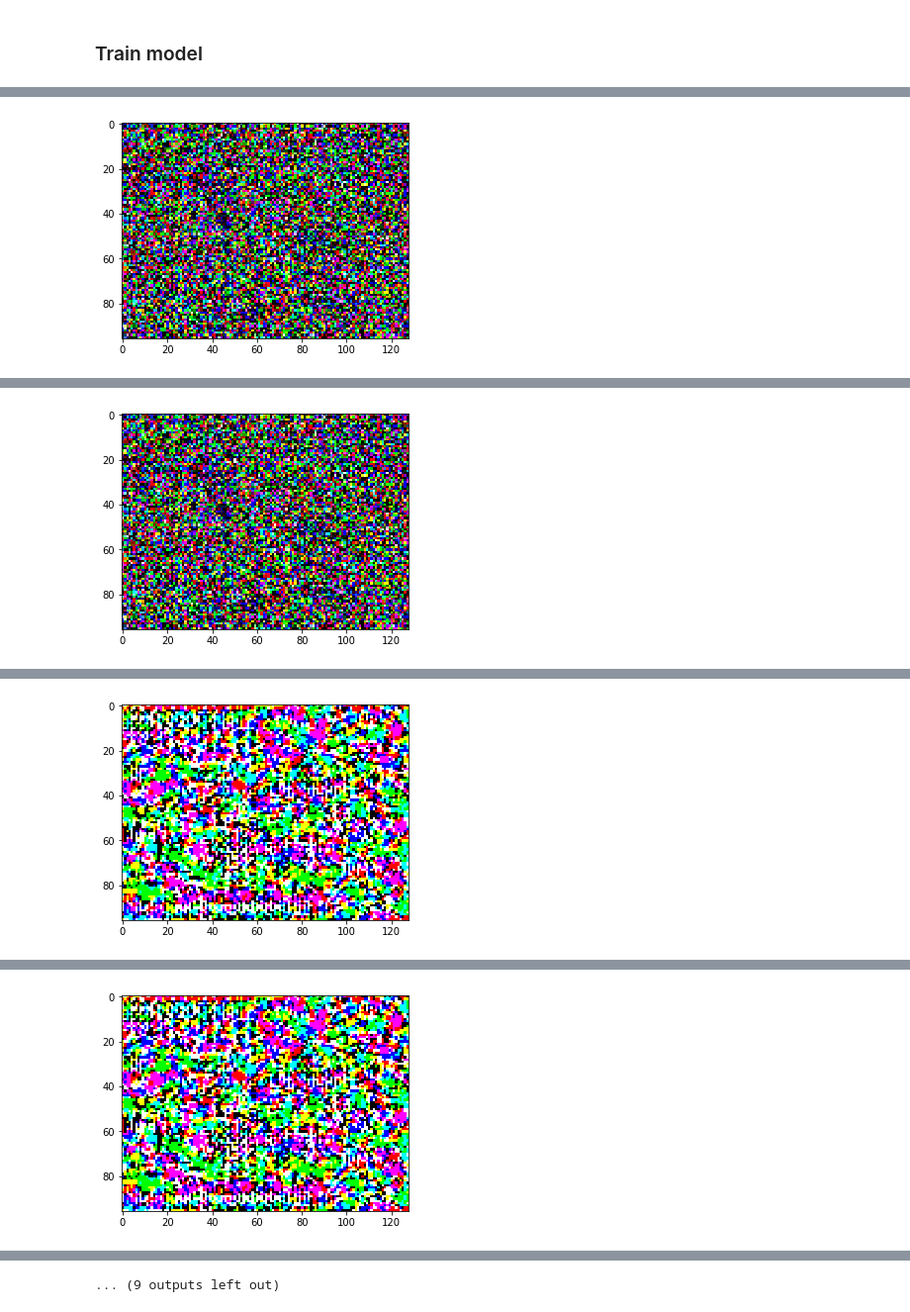
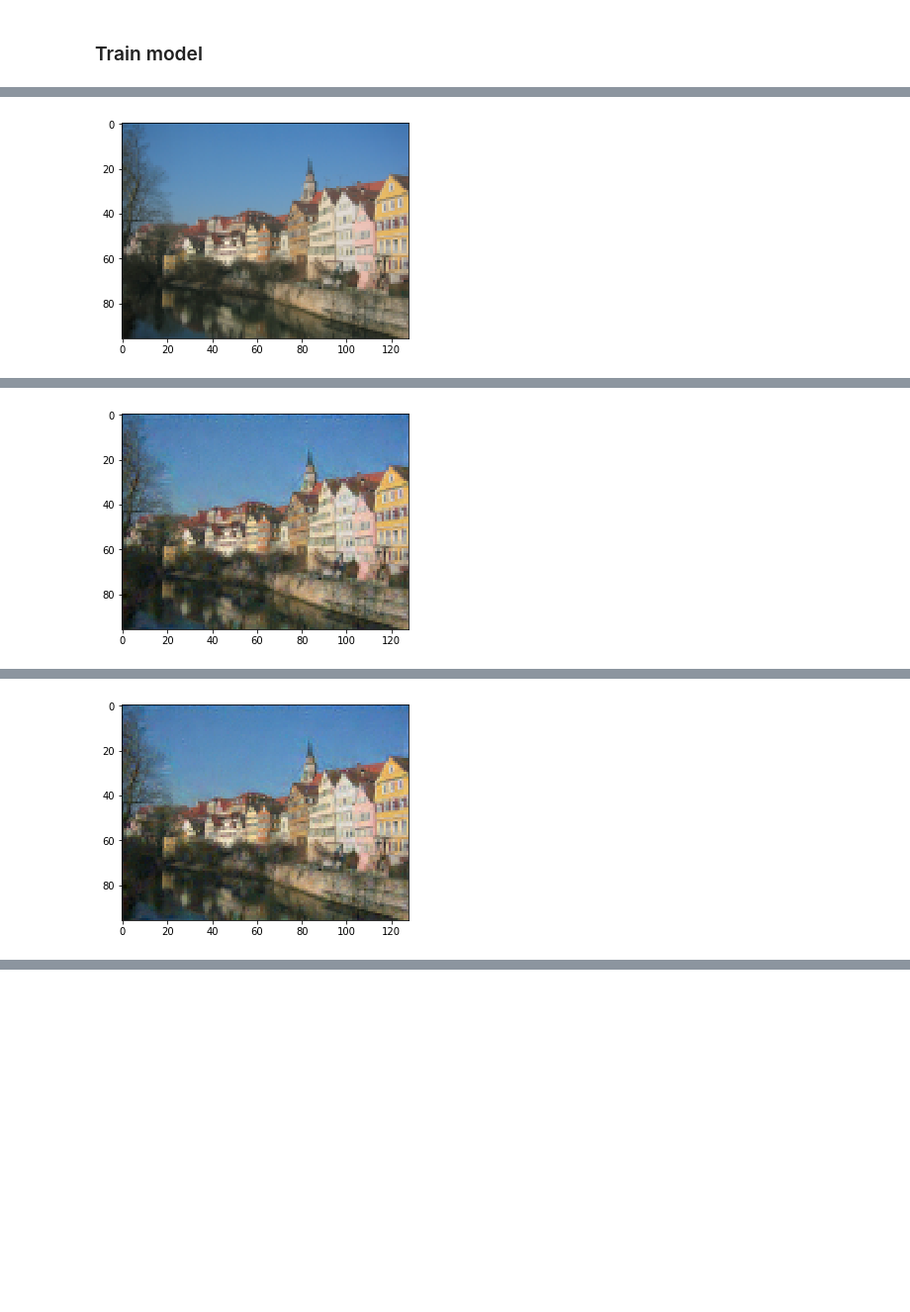
Before and after one commit to diegoalejogm/image-style-transfer, a Jupyter notebook: PyTorch Style Transfer.ipynb, the cells around one changed output, grey strips where cells are left out. Shown: that part at 99% size. Drawn from its saved outputs; the diff is of its cells as text; code cells hidden in the pictures; blank space fills up the shorter version.

Commit message:
Updated model to use imagenet mean.

```diff
--- a/PyTorch Style Transfer.ipynb
+++ b/PyTorch Style Transfer.ipynb
@@ -30,7 +46,11 @@ torch.Size([1, 3, 96, 128])
 # %%
 style_filename = 'starry-night.jpg'
 style_tensor = utils.load_image(style_filename, shape=reversed(content_var.size()[2:]))
-style_var = utils.tensor_to_4d_var(style_tensor)
+# Pre-process tensor
+pre_style_tensor = utils.preprocess(style_tensor)
+# Convert to variable
+style_var = utils.tensor_to_4d_var(style_tensor, requires_grad=False)
+# Print size
 style_var.size()
 # %% [output]
 [figure]
@@ -43,10 +63,10 @@ content_layer_names = ['conv4_2']
 # %%
 def representation(image_var, net, layer_names, gram):
     '''
-    Return list with gram matrix representations of image_var
+    Return list with gram matrix representations of the input 'image' as a PyTorch Variable
     '''
     # Obtain conv. layers output
-    layers = net(image_var)[1]
+    layers = net(image_var)
     # Filter layers
     out = [layers[name] for name in layer_names]
     if gram:
@@ -59,8 +82,10 @@ style_repr = representation(style_var, net, style_layer_names, gram=True)
 # %% [markdown]
 ### Create input Image
 # %%
-input_tensor = torch.randn(content_tensor.size()).float()#content_tensor.clone()
-input_var = utils.tensor_to_4d_var(input_tensor, requires_grad=True)
+input_tensor = content_tensor.clone()
+pre_input_tensor = utils.preprocess(input_tensor)
+#torch.randn(content_tensor.size()).float()#content_tensor.clone()
+input_var = utils.tensor_to_4d_var(pre_input_tensor, requires_grad=True)
 # %%
 utils.display_image(input_var.data)
 # %% [output]
@@ -69,9 +94,9 @@ utils.display_image(input_var.data)
 ### Calculate Loss
 # %%
 def total_loss(target_content, target_style, input_content, input_style, content_weight=8, style_weight=10000):
-    criterion_style, criterion_cont = nn.MSELoss(), nn.MSELoss()
-    cl = utils.content_loss(criterion_cont, target_content, input_content)
-    sl = utils.style_loss(criterion_style, target_style, input_style)
+    criterion = nn.MSELoss()
+    cl = utils.content_loss(criterion, target_content, input_content)
+    sl = utils.style_loss(criterion, target_style, input_style)
     return (content_weight * cl) + (style_weight * sl), cl, sl
 # %% [markdown]
 ### Train model
@@ -79,26 +104,31 @@ def total_loss(target_content, target_style, input_content, input_style, content
 epochs = 1000
 
 # Load Optimizer
-optimizer = optim.LBFGS([input_var])
+# optimizer = optim.LBFGS([input_var])
+optimizer = optim.Adam([input_var], lr=0.01)
 
 for t in range(epochs):
     def closure():
-        # correct the values of updated input image
-        input_var.data.clamp_(0, 1)
-        # Reset gradients
-        optimizer.zero_grad()
+        # Correct the values of updated input image
+        utils.clip_preprocessed(input_var, 0, 1)
         # Obtain Gram Matrix of Input Image
         input_content = representation(input_var, net, content_layer_names, gram=False)
         input_style = representation(input_var, net, style_layer_names, gram=True)
+        # Reset gradients
+        optimizer.zero_grad()
         # Calculate loss
         loss, c_loss, s_loss = total_loss(content_repr, style_repr, input_content, input_style)
         loss.backward()
+
         if t % 25 ==0:
             print(t)
             print('Total Loss: {}'.format(loss.data[0]))
             print('Content Loss: {}'.format(c_loss.data[0]))
             print('Style Loss: {}'.format(s_loss.data[0]))
-            utils.display_image(input_var.data.clamp(0, 1))
+            input_copy = input_var.clone()
+            utils.postprocess(input_copy, 0, 1)
+            utils.display_image(input_copy.data)
+#             utils.display_image((input_var+utils.imagenet_mean(style_var)) .data)
         return loss
 
     optimizer.step(closure)
@@ -111 +141 @@ Style Loss: 2.00333714501e-18
-[figure, old version]
+[figure, new version]
@@ -116 +146 @@ Style Loss: 2.00325587452e-18
-[figure, old version]
+[figure, new version]
@@ -121 +151 @@ Style Loss: 1.72214586389e-17
-[figure, old version]
+[figure, new version]
@@ -126 +151,0 @@ Style Loss: 1.72214586389e-17
-[figure, removed]
@@ -137 +151,0 @@ Style Loss: 1.72214586389e-17
-... (9 outputs left out)
```
Also changed, not shown: parts of 9 cells of this notebook, 2 other files.
